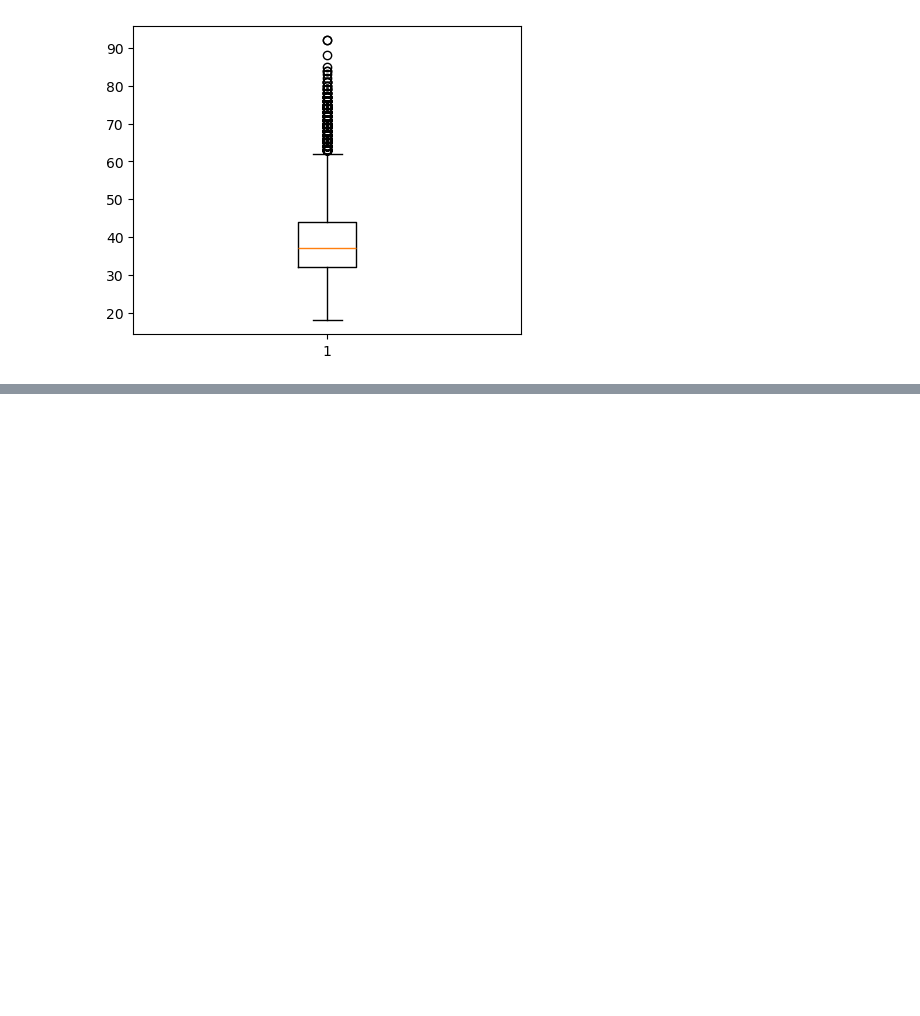
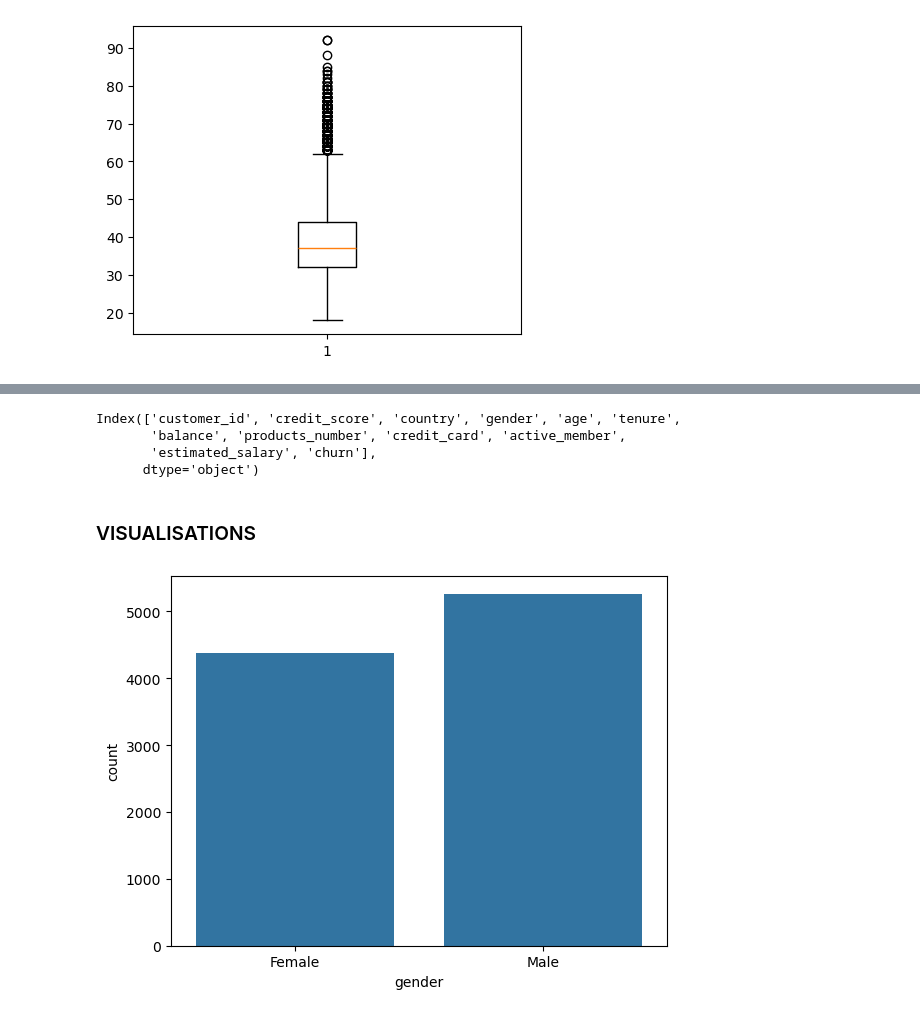
Before and after one commit to MrinmoyBANIKYA/End-to-End-Bank-CustomerChurnAnalysis, a Jupyter notebook: info.ipynb, the cells around one changed output, grey strips where cells are left out. Drawn from its saved outputs; the diff is of its cells as text; code cells hidden in the pictures; blank space fills up the shorter version.

```diff
--- a/info.ipynb
+++ b/info.ipynb
@@ -157,0 +367,14 @@ plt.boxplot(x = df['age'])
+# %%
+df.columns
+# %% [output]
+Index(['customer_id', 'credit_score', 'country', 'gender', 'age', 'tenure',
+       'balance', 'products_number', 'credit_card', 'active_member',
+       'estimated_salary', 'churn'],
+      dtype='object')
+# %% [markdown]
+### VISUALISATIONS ###
+# %%
+sns.countplot(data=df, x='gender')
+plt.show()
+# %% [output]
+[figure, added]
```
Also changed, not shown: parts of 54 cells of this notebook.
